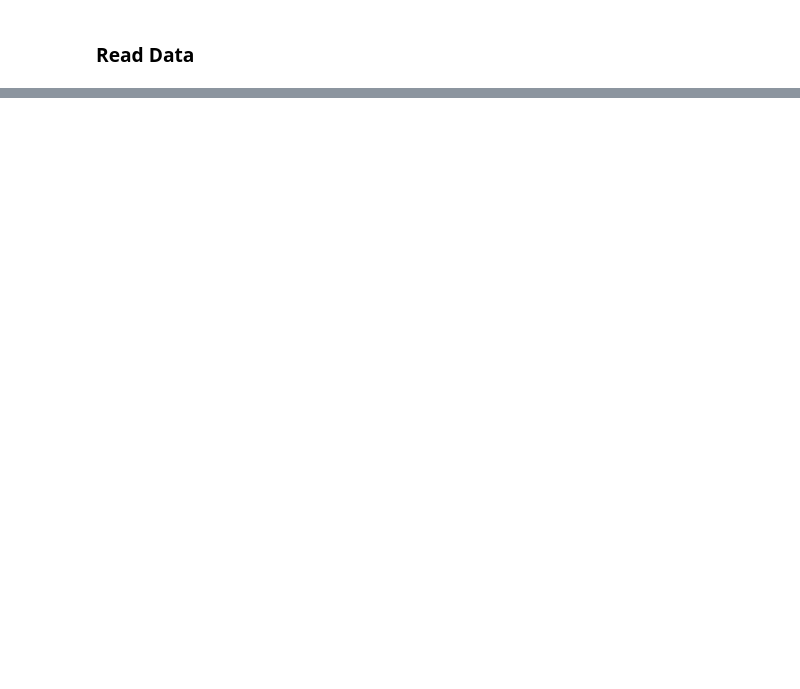
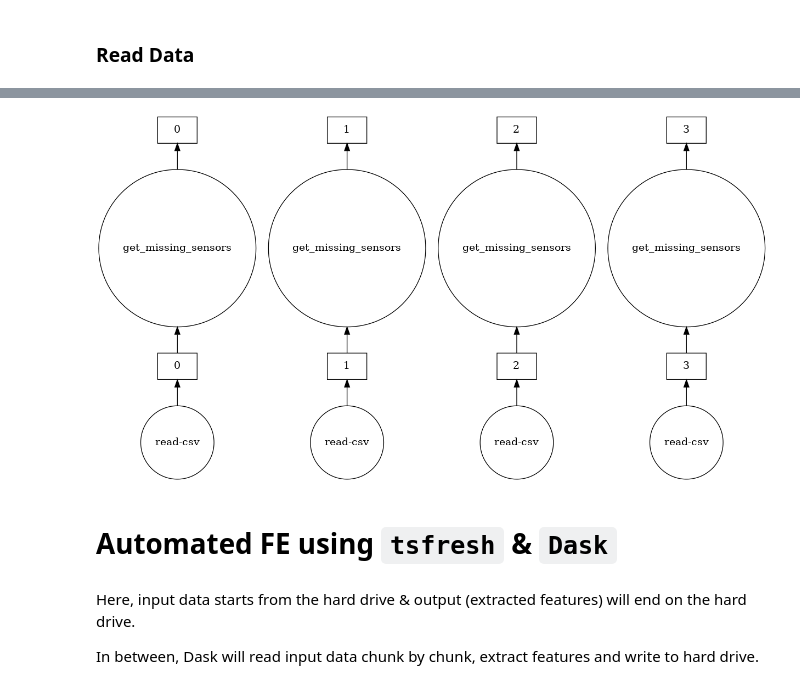
Before and after one commit to arnabbiswas1/feature_engineering_with_tsfresh_and_dask, a Jupyter notebook: notebooks/3_fe_on_large_data_dask.ipynb, the cells around one changed output, grey strips where cells are left out. Cells and saved outputs as stored; diff of their text form; code cells hidden in the pictures; blank space fills up the shorter version.

```diff
--- a/notebooks/3_fe_on_large_data_dask.ipynb
+++ b/notebooks/3_fe_on_large_data_dask.ipynb
@@ -71,0 +182,8 @@ client
+# %%
+def get_missing_sensors(df):
+    """
+    Returns a DataFrame consisting percentage of missing data per sensor
+    """
+    df_missing_percentage = df.isna().mean().to_frame().transpose()
+    df_missing_percentage = df_missing_percentage.astype(np.float16)
+    return df_missing_percentage
@@ -71,0 +200,4 @@ client
+# %%
+ddf.map_partitions(get_missing_sensors).visualize()
+# %% [output]
+[figure, added]
@@ -71,0 +207,6 @@ client
+# %% [markdown]
+# Automated FE using `tsfresh` & `Dask`
+# %% [markdown]
+Here, input data starts from the hard drive & output (extracted features) will end on the hard drive.
+
+In between, Dask will read input data chunk by chunk, extract features and write to hard drive.
```
Also changed, not shown: parts of 51 cells of this notebook, 2 other files.
